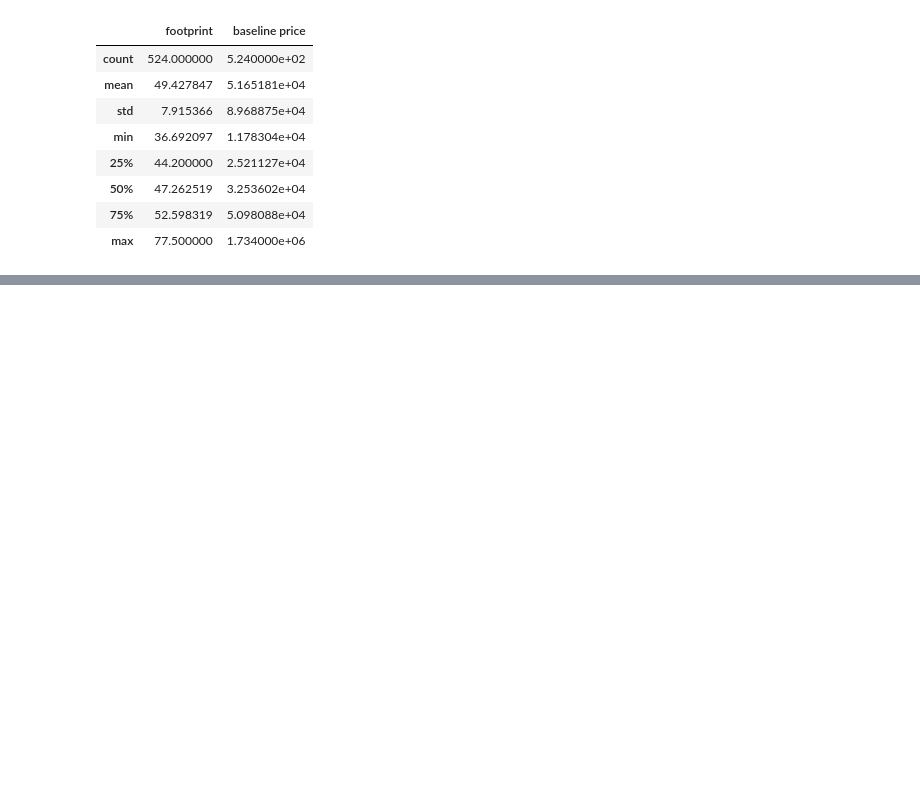
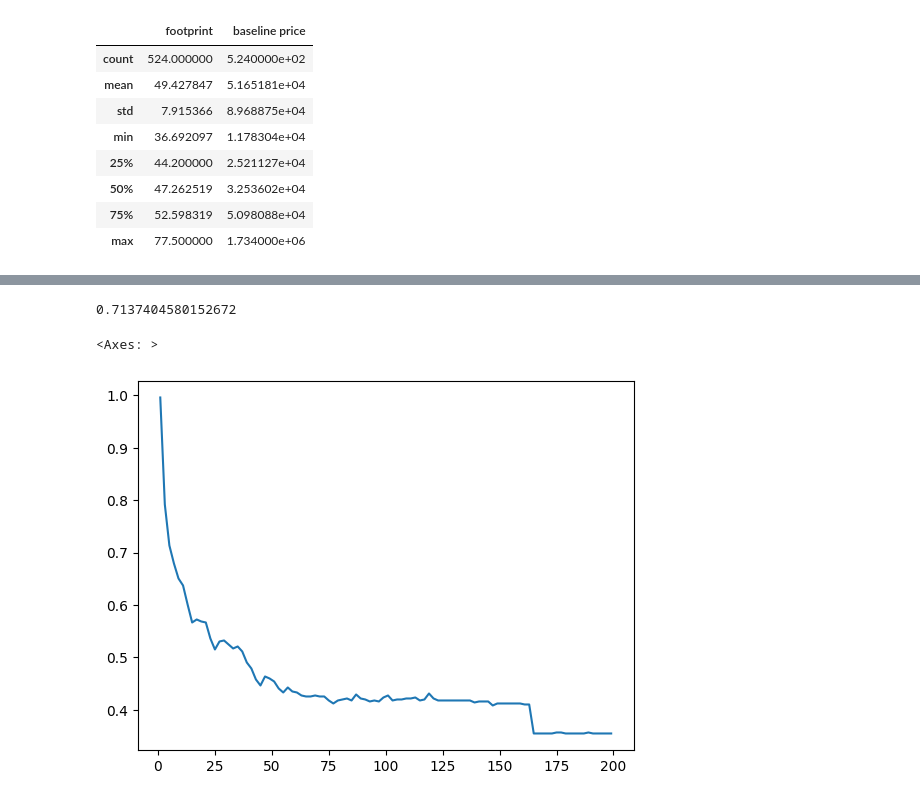
Before and after one commit to echiino/scratchpad, a Jupyter notebook: nb_2026_02_03.ipynb, the cells around one changed output, grey strips where cells are left out. Saved outputs shown, nothing was run; the diff lists cells and outputs as text; code cells hidden in the pictures; blank space fills up the shorter version.

```diff
--- a/nb_2026_02_03.ipynb
+++ b/nb_2026_02_03.ipynb
@@ -96,3 +96,19 @@ pd.crosstab(y, y_hat)
 | SUV | 5 | 11 | 10 | 0 | 2 | 0 | ... |
 | TWO SEATERS | 1 | 4 | 0 | 0 | 0 | 2 | ... |
 | VANS | 0 | 0 | 0 | 0 | 0 | 0 | ... |
+# %%
+model.score(u,y)
+# %% [output]
+0.7137404580152672
+# %%
+k_grid = [ (2*k+1) for k in range(100)]
+
+accuracies = []
+for k in k_grid: # For each candidate value of k...
+    model = KNeighborsClassifier(n_neighbors = k) # Create a model instance
+    model = model.fit(u,y) # Fit the model
+    accuracies.append(model.score(u,y)) # Save accuracy
+sns.lineplot(x=k_grid,y=accuracies)
+# %% [output]
+<Axes: >
+[figure, added]
```
Also changed, not shown: parts of 10 cells of this notebook.
